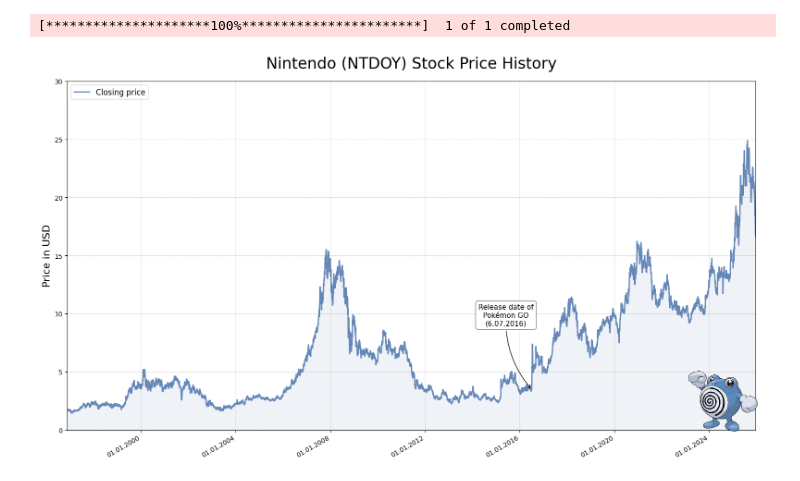
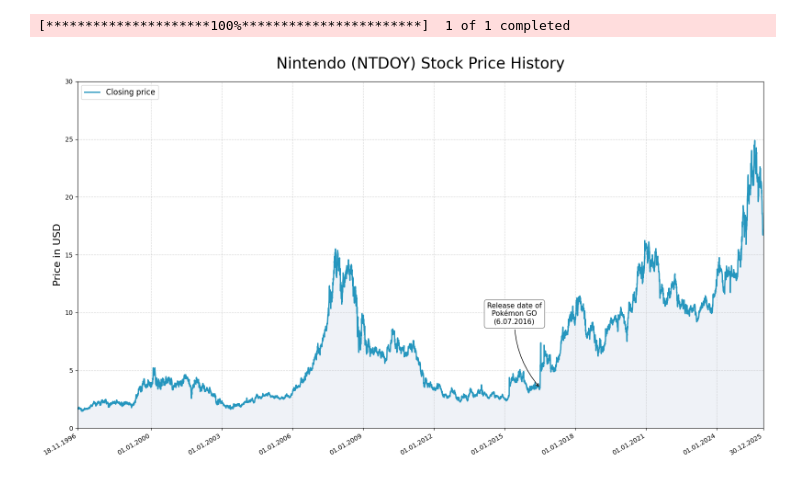
Before and after one commit to HiczHicz/PokemonFullProject, a Jupyter notebook: nintendo.ipynb, the cells around one changed output. Drawn from its saved outputs; the diff is of its cells as text; code cells hidden in the pictures.

```diff
--- a/nintendo.ipynb
+++ b/nintendo.ipynb
@@ -14,7 +14,9 @@ close_price = df['Close'].squeeze()
 
 #..tworzenie wykresu
 fig, ax = plt.subplots(figsize=(16, 9))
-ax.plot(df.index, close_price, color='#6588b8', linewidth=2, label='Closing price')
+
+#..ZMIANA - inny kolor
+ax.plot(df.index, close_price, color='#2596be', linewidth=2, label='Closing price')
 ax.fill_between(df.index, close_price, color='#6588b8', alpha=0.1)
 ax.grid(True, linestyle='--', alpha=0.5)
 ax.legend(fontsize=12, loc='upper left')
@@ -23,37 +25,52 @@ ax.set_ylim(0,30)
 
 #..dodanie strzałki z dniem wydania gry mobilnej Pokemon GO
 pogo_date = pd.Timestamp('2016-07-06')
 price_at_date = close_price.asof(pogo_date)
 ax.annotate(
     'Release date of\nPokémon GO\n(6.07.2016)',
     xy=(pogo_date, price_at_date),          #..punkt w który celuje strzałka - (data, cena)
     xytext=(-40, 100),                      #..gdzie ma być położony tekst (przesunięcie od początku strzałki)
     textcoords='offset points',             #..interpreatacja xytext jako przesunięcia od początku strzałki
     arrowprops=dict(facecolor='black', arrowstyle='->', connectionstyle="arc3,rad=.2"),
     fontsize=11,
     ha='center',
     bbox=dict(boxstyle="round,pad=0.4", fc="white", ec="gray")
 )
 
-#..dodawanie pokemona do wykresu - Poliwhirl
-img = plt.imread('images/images/61.png')
-imagebox = OffsetImage(img, zoom=0.25)
-#..oś x to daty -> punkt na współrzędnej X pd.Timestamp
-ab = AnnotationBbox(imagebox, xy=(pd.Timestamp('2024-08-01'), 2.45), frameon=False)
-ax.add_artist(ab)
+#.......USUNIĘTE - DODAWANIE POKEMONA DO WYKRESU
+
 
 #..dodawanie opisu osi
 ax.set_title('Nintendo (NTDOY) Stock Price History', fontsize=24, pad=20)
 ax.set_ylabel('Price in USD', fontsize=16)
 
 #..ustawienie formatu daty na label osi x
 ax.xaxis.set_major_formatter(mdates.DateFormatter('%d.%m.%Y'))
 #..przechylenie dat domyślnie 30 stopni względem osi OX, zakotwiczenie daty do punktu po prawej stronie
 fig.autofmt_xdate(ha='right')
 
+
+
+#..ZMIANA - XTICKS
+#..pobranie daty początkowej i końcowej
+start_date = df.index.min()
+end_date = df.index.max()
+
+#..filtrowanie punktów - co trzy lata pomiędzy start i end date
+middle_ticks = pd.date_range(start=start_date, end=end_date, freq='3YS')
+
+#..ustalamy margines, żeby żeby daty na siebie nie nachodziły
+margin = pd.Timedelta(days=200)
+filtered_middle = [t for t in middle_ticks if (t - start_date) > margin and (end_date - t) > margin]
+
+#..łączenie w ostateczną listę
+all_ticks = [start_date] + filtered_middle + [end_date]
+
+ax.set_xticks(all_ticks)
+
 plt.tight_layout()
 plt.savefig('nintendo.png')
 plt.show()
 # %% [output]
 [*********************100%***********************]  1 of 1 completed
-[figure, old version]
+[figure, new version]
```
Also changed, not shown: 4 other files.
